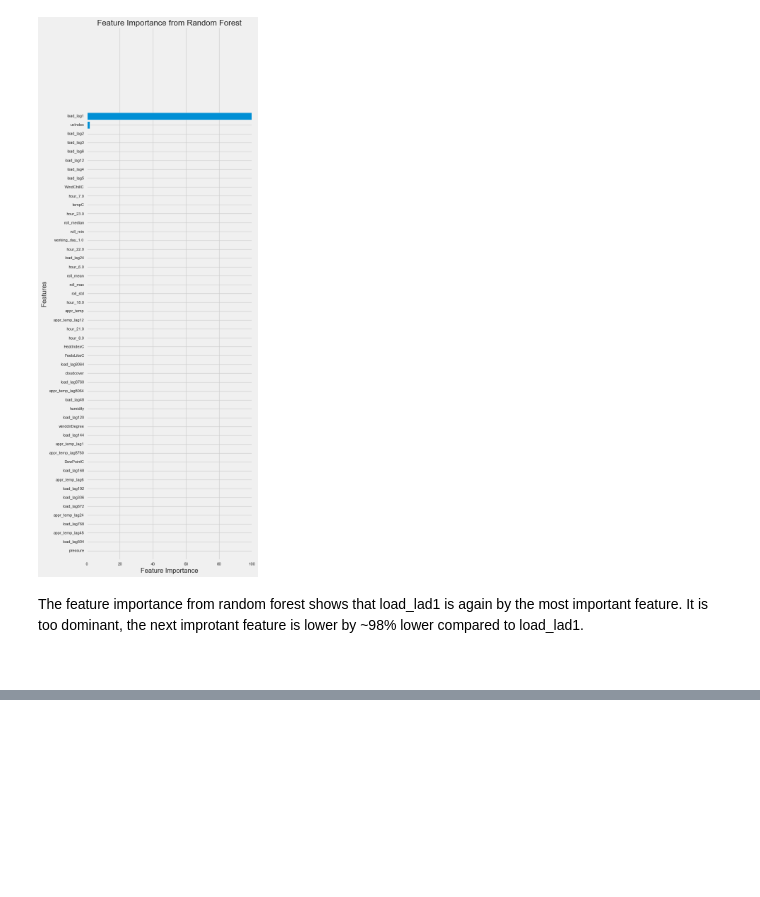
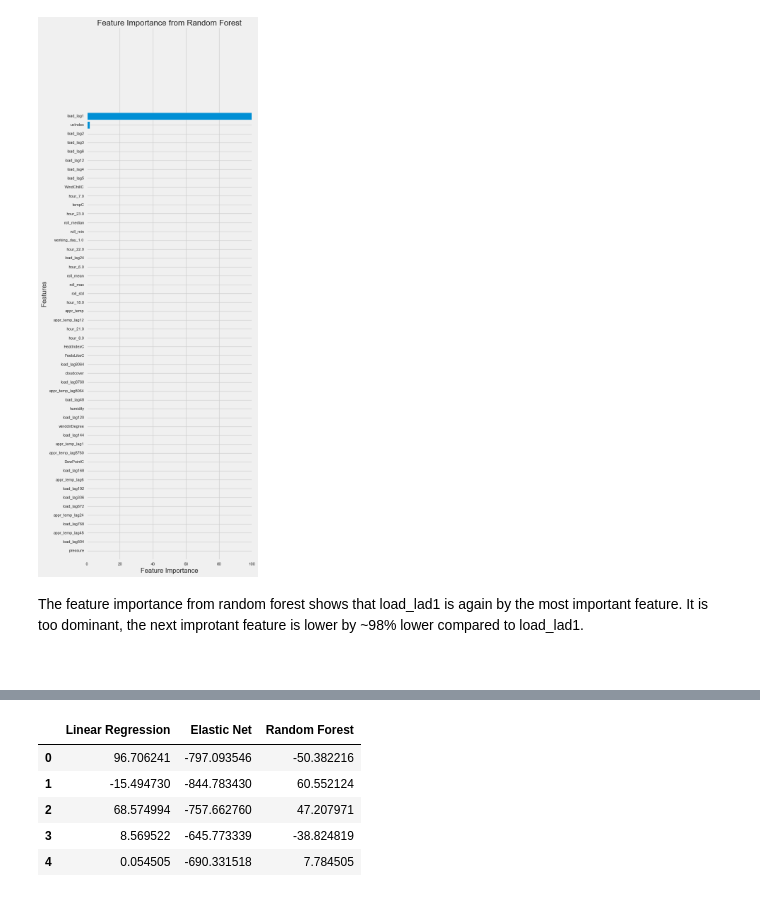
Before and after one commit to BiniamBA/Capstone2_project, a Jupyter notebook: Capstone2_Pre-processing_&_Training_data_development.ipynb, the cells around one changed output, grey strips where cells are left out. Drawn from its saved outputs; the diff is of its cells as text; code cells hidden in the pictures; blank space fills up the shorter version.

```diff
--- a/Capstone2_Pre-processing_&_Training_data_development.ipynb
+++ b/Capstone2_Pre-processing_&_Training_data_development.ipynb
@@ -605,3 +619,0 @@ transformer_pipeline = Pipeline([('transform_data', transformer)], verbose=True)
-# %%
-pd.set_option('display.max_columns', None)
-lagged_coast.info()
@@ -614,0 +629,14 @@ memory usage: 60.4 MB
+# %%
+# create a dataframe containing the three residuals
+
+model_names = ['Linear Regression','Elastic Net','Random Forest']
+residual_list = list(zip(ln_model_residuals,elc_model_residuals,rf_model_residuals))
+residuals_df = pd.DataFrame(residual_list, columns=model_names)
+residuals_df.head()
+# %% [output]
+|  | Linear Regression | Elastic Net | Random Forest |
+| 0 | 96.706241 | -797.093546 | -50.382216 |
+| 1 | -15.494730 | -844.783430 | 60.552124 |
+| 2 | 68.574994 | -757.662760 | 47.207971 |
+| 3 | 8.569522 | -645.773339 | -38.824819 |
+| 4 | 0.054505 | -690.331518 | 7.784505 |
```
Also changed, not shown: parts of 14 cells of this notebook.
